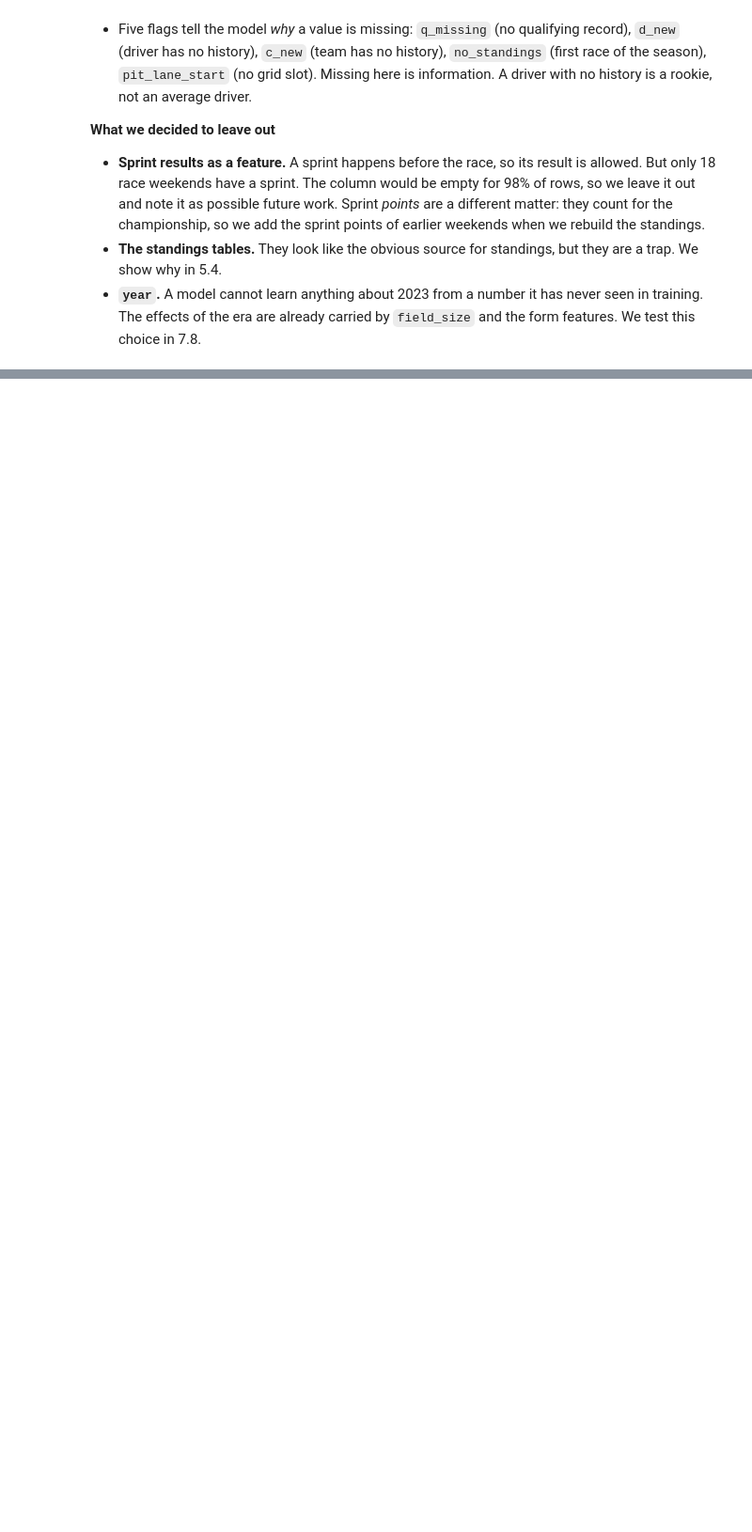
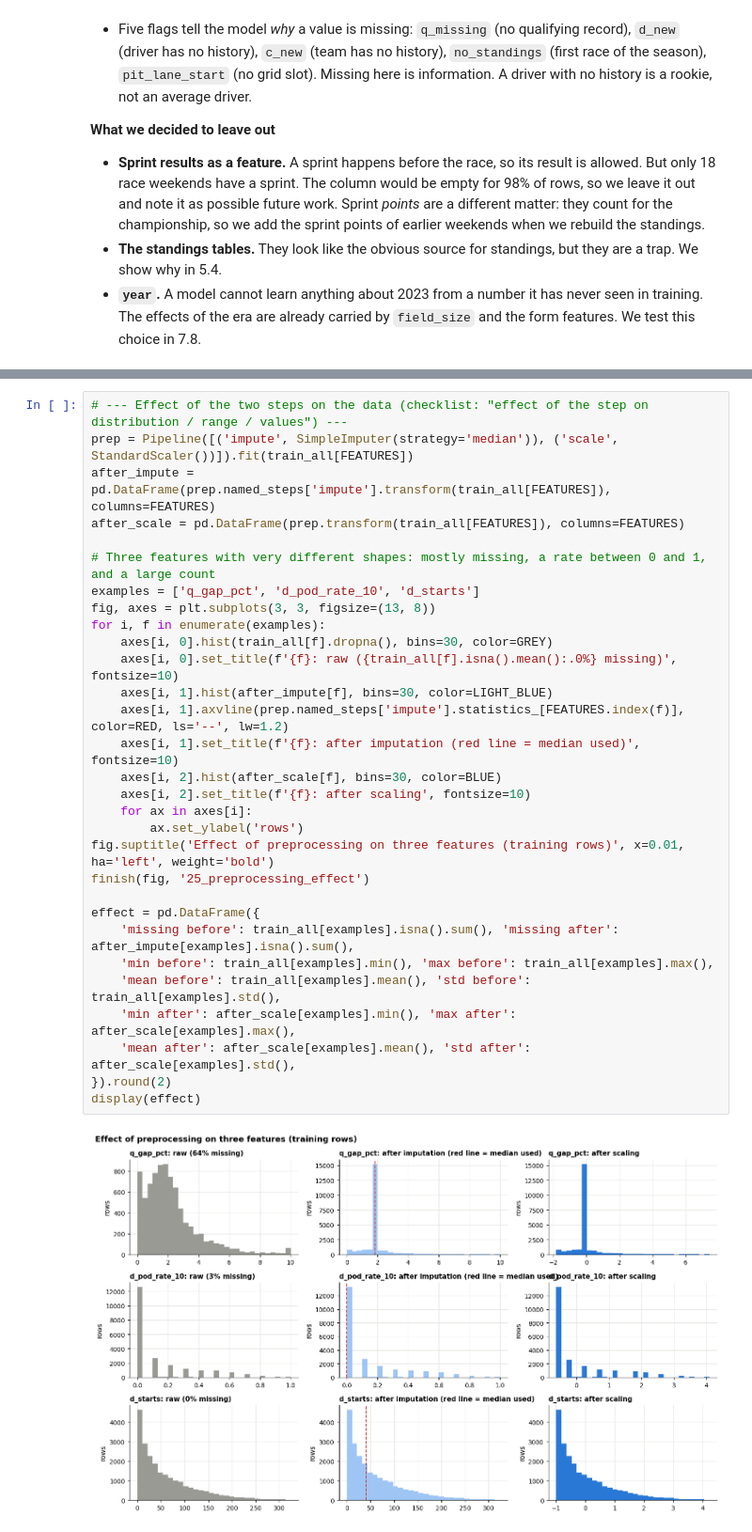
Before and after one commit to adhamshaheen/f1-podium-prediction, a Jupyter notebook: notebooke15c4f85e0.ipynb, the cells around one changed output, grey strips where cells are left out. Shown at 94% size. Drawn from its saved outputs; the diff is of its cells as text; blank space fills up the shorter version.

```diff
--- a/notebooke15c4f85e0.ipynb
+++ b/notebooke15c4f85e0.ipynb
@@ -1956,0 +2045,32 @@ Features built in 4.5 s. Modelling table: 24,704 rows, 29 features in 6 groups.
+# %%
+# --- Effect of the two steps on the data (checklist: "effect of the step on distribution / range / values") ---
+prep = Pipeline([('impute', SimpleImputer(strategy='median')), ('scale', StandardScaler())]).fit(train_all[FEATURES])
+after_impute = pd.DataFrame(prep.named_steps['impute'].transform(train_all[FEATURES]), columns=FEATURES)
+after_scale = pd.DataFrame(prep.transform(train_all[FEATURES]), columns=FEATURES)
+
+# Three features with very different shapes: mostly missing, a rate between 0 and 1, and a large count
+examples = ['q_gap_pct', 'd_pod_rate_10', 'd_starts']
+fig, axes = plt.subplots(3, 3, figsize=(13, 8))
+for i, f in enumerate(examples):
+    axes[i, 0].hist(train_all[f].dropna(), bins=30, color=GREY)
+    axes[i, 0].set_title(f'{f}: raw ({train_all[f].isna().mean():.0%} missing)', fontsize=10)
+    axes[i, 1].hist(after_impute[f], bins=30, color=LIGHT_BLUE)
+    axes[i, 1].axvline(prep.named_steps['impute'].statistics_[FEATURES.index(f)], color=RED, ls='--', lw=1.2)
+    axes[i, 1].set_title(f'{f}: after imputation (red line = median used)', fontsize=10)
+    axes[i, 2].hist(after_scale[f], bins=30, color=BLUE)
+    axes[i, 2].set_title(f'{f}: after scaling', fontsize=10)
+    for ax in axes[i]:
+        ax.set_ylabel('rows')
+fig.suptitle('Effect of preprocessing on three features (training rows)', x=0.01, ha='left', weight='bold')
+finish(fig, '25_preprocessing_effect')
+
+effect = pd.DataFrame({
+    'missing before': train_all[examples].isna().sum(), 'missing after': after_impute[examples].isna().sum(),
+    'min before': train_all[examples].min(), 'max before': train_all[examples].max(),
+    'mean before': train_all[examples].mean(), 'std before': train_all[examples].std(),
+    'min after': after_scale[examples].min(), 'max after': after_scale[examples].max(),
+    'mean after': after_scale[examples].mean(), 'std after': after_scale[examples].std(),
+}).round(2)
+display(effect)
+# %% [output]
+[figure, added]
```
Also changed, not shown: parts of 23 cells of this notebook.
